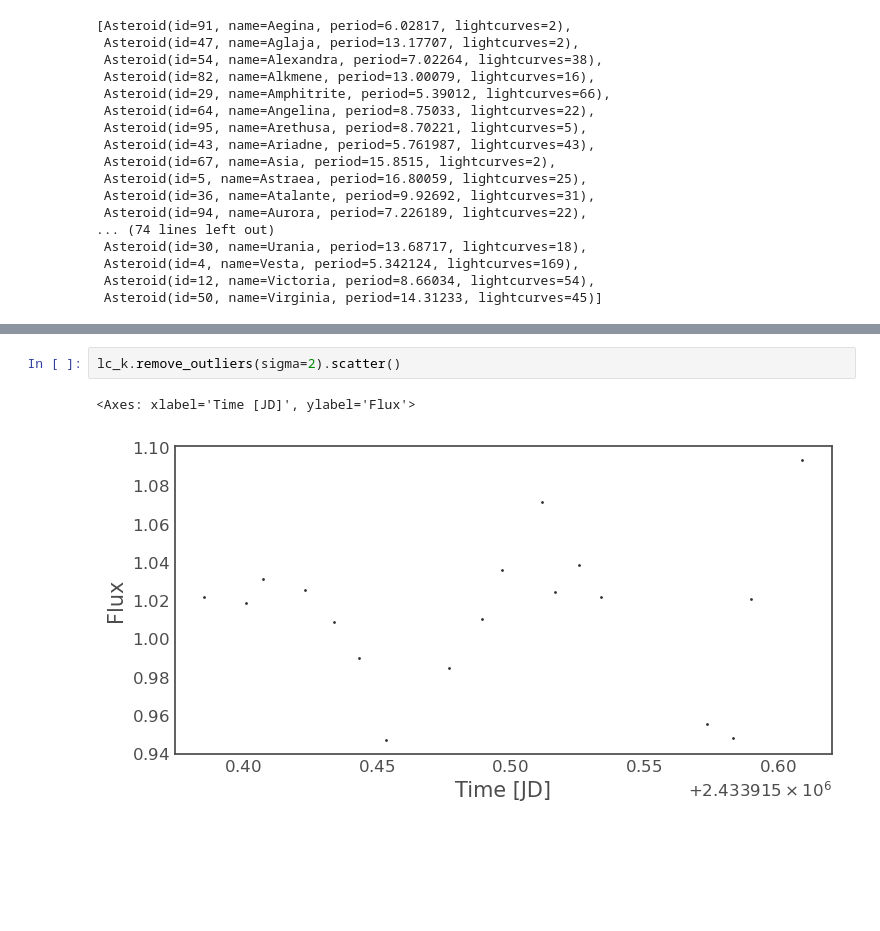
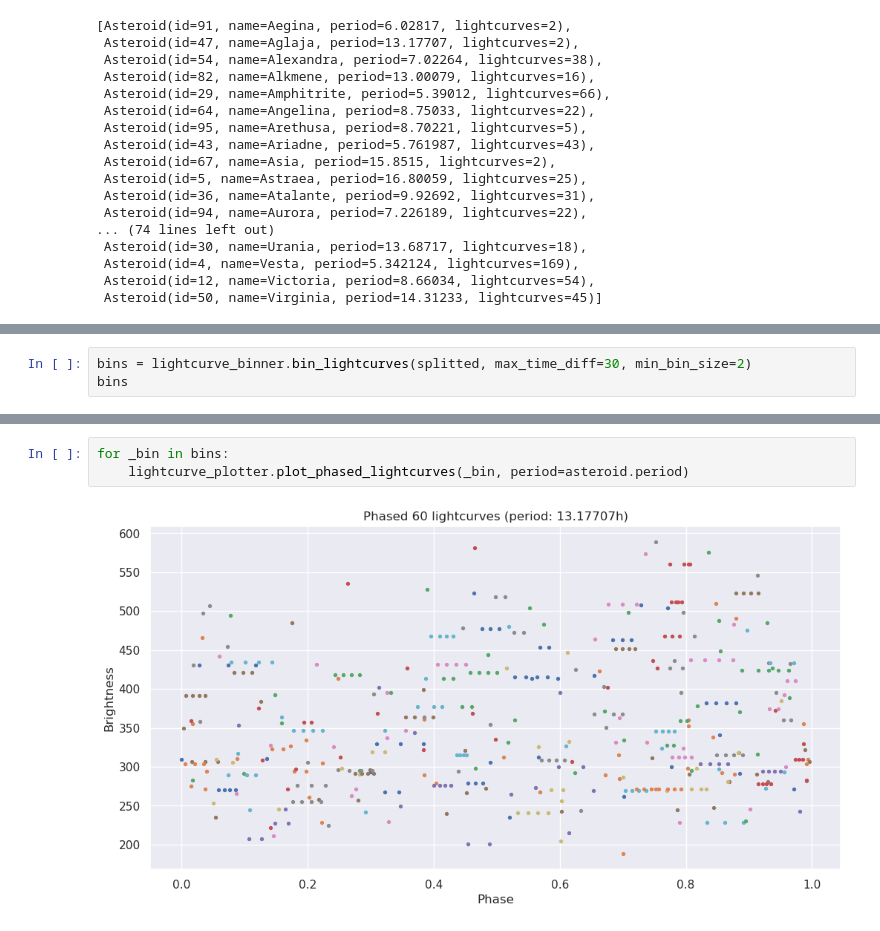
Before and after one commit to Vosloo/asteroid-lightcurves, a Jupyter notebook: stats.ipynb, the cells around one changed output, grey strips where cells are left out. Cells and saved outputs as stored; diff of their text form; blank space fills up the shorter version.

```diff
--- a/stats.ipynb
+++ b/stats.ipynb
@@ -29,0 +59,3 @@ asteroids
+# %%
+bins = lightcurve_binner.bin_lightcurves(splitted, max_time_diff=30, min_bin_size=2)
+bins
@@ -114,5 +88,5 @@ lc_k.scatter()
-# %%
-lc_k.remove_outliers(sigma=2).scatter()
-# %% [output]
-<Axes: xlabel='Time [JD]', ylabel='Flux'>
-[figure, removed]
+# %%
+for _bin in bins:
+    lightcurve_plotter.plot_phased_lightcurves(_bin, period=asteroid.period)
+# %% [output]
+[figure, added]
```
Also changed, not shown: parts of 17 cells of this notebook.
